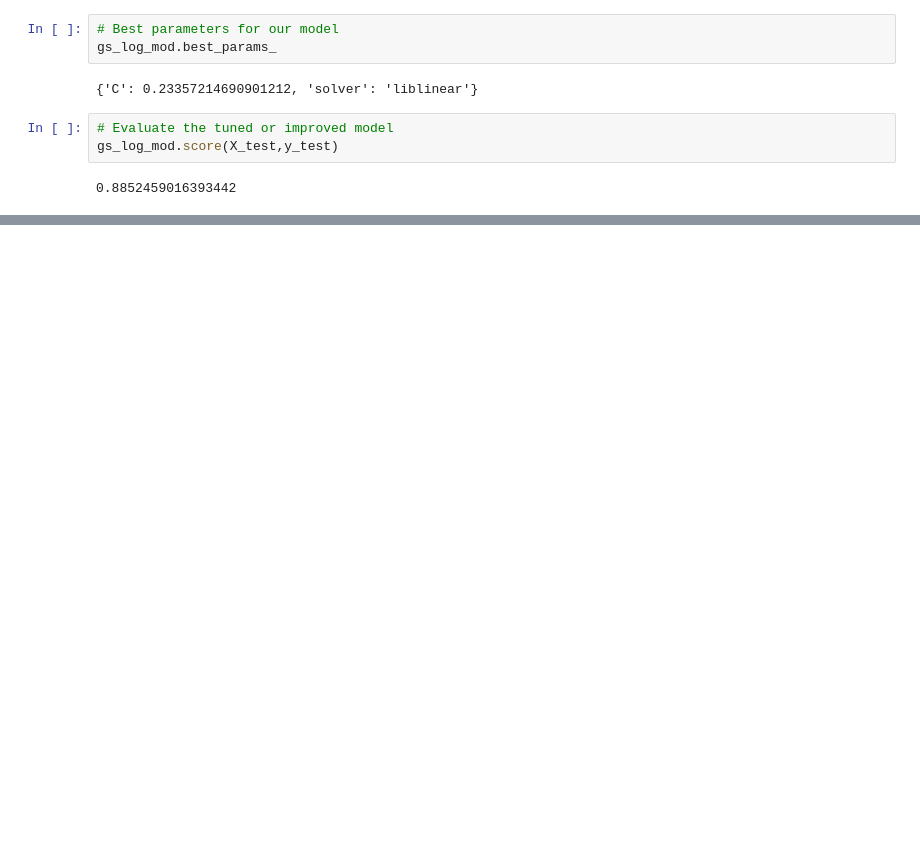
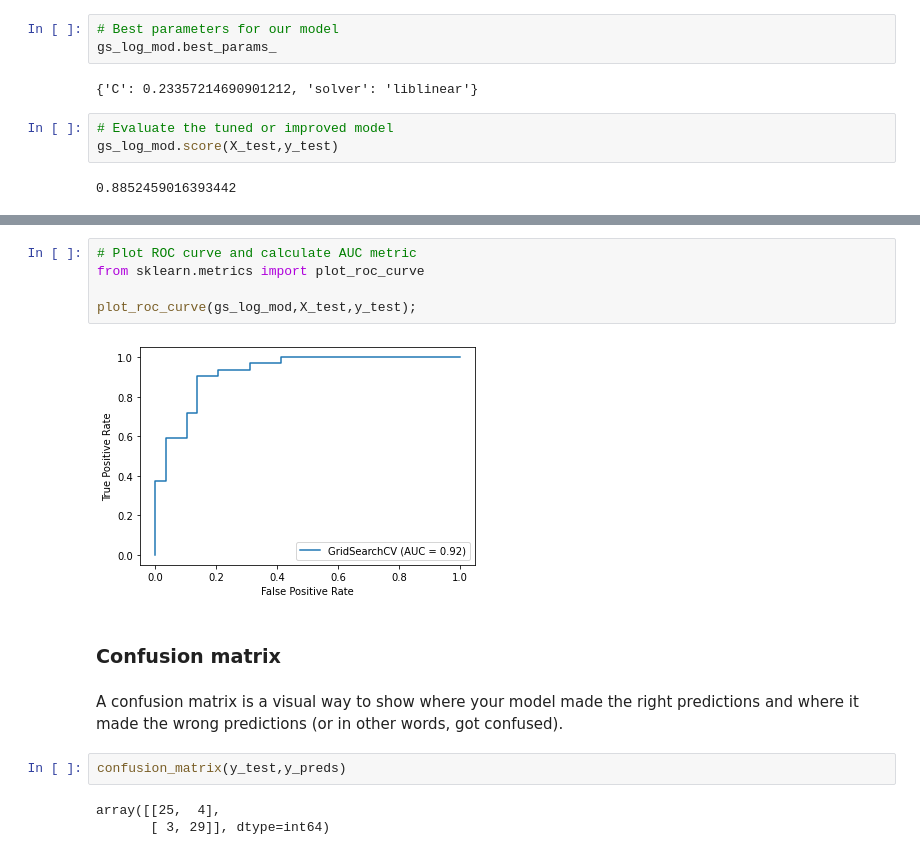
Before and after one commit to aryatomarAI/Machine-learning-and-data-science, a Jupyter notebook: Machine-Learning-Project-1/Predicting-Heart-Disease-ML-(Classification Model).ipynb, the cells around one changed output, grey strips where cells are left out. Drawn from its saved outputs; the diff is of its cells as text; blank space fills up the shorter version.

Commit message:
Evaluating a classification model, beyond accuracy

```diff
--- a/Machine-Learning-Project-1/Predicting-Heart-Disease-ML-(Classification Model).ipynb
+++ b/Machine-Learning-Project-1/Predicting-Heart-Disease-ML-(Classification Model).ipynb
@@ -726,0 +794,16 @@ Out of our three mod
+# %%
+# Plot ROC curve and calculate AUC metric
+from sklearn.metrics import plot_roc_curve
+
+plot_roc_curve(gs_log_mod,X_test,y_test);
+# %% [output]
+[figure, added]
+# %% [markdown]
+### Confusion matrix
+# %% [markdown]
+A confusion matrix is a visual way to show where your model made the right predictions and where it made the wrong predictions (or in other words, got confused).
+# %%
+confusion_matrix(y_test,y_preds)
+# %% [output]
+array([[25,  4],
+       [ 3, 29]], dtype=int64)
```
Also changed, not shown: parts of 29 cells of this notebook, 1 other file.
